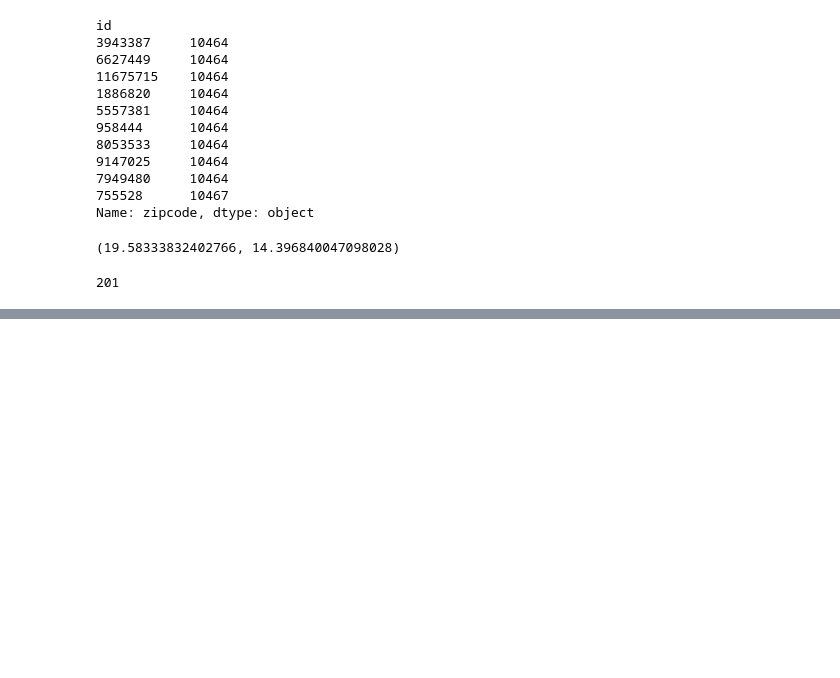
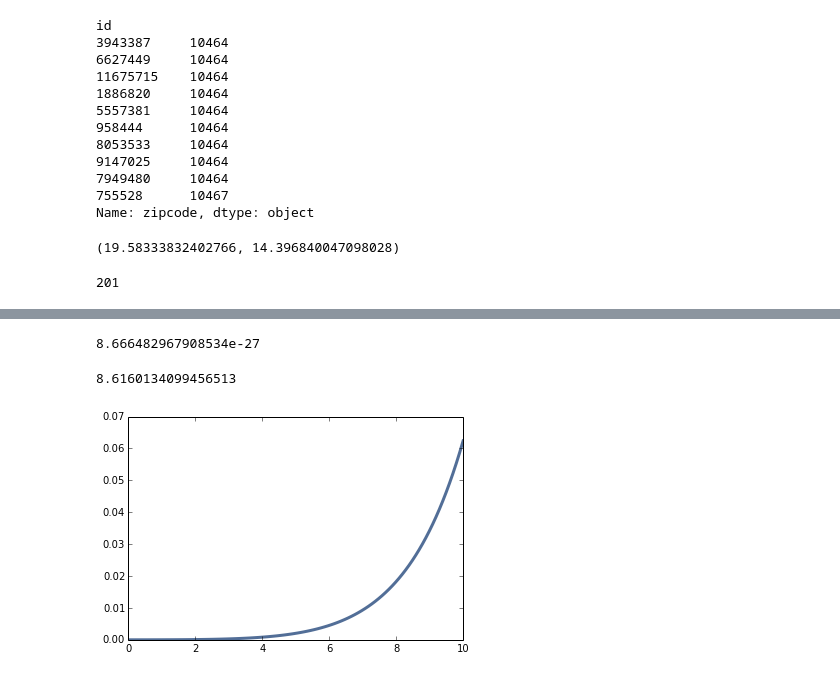
Before and after one commit to ajackso/SurvivalAnalysis, a Jupyter notebook: NYCListing.ipynb, the cells around one changed output, grey strips where cells are left out. Cells and saved outputs as stored; diff of their text form; code cells hidden in the pictures; blank space fills up the shorter version.

```diff
--- a/NYCListing.ipynb
+++ b/NYCListing.ipynb
@@ -201,0 +300,21 @@ df.head()
+# %%
+class Airbnb(Suite, Joint):
+
+    def Likelihood(self, data, hypo):
+        lam,k = hypo
+        if lam == 0:
+            return 0
+        isListed,age = data
+        if isListed == True:
+            like = EvalWeibullPdf(age, lam, k)
+        elif isListed == False:
+            like = 1 - EvalWeibullCdf(age, lam, k)
+        else:
+#             print (isListed)
+            raise ValueError('Invalid data')
+        return like
+# %%
+lams = np.linspace(0, 10, 100)
+ks = np.linspace(0, 10, 100)
+
+suite = Airbnb(product(lams, ks))
@@ -201,0 +339,11 @@ df.head()
+# %%
+suite.UpdateSet(data)
+# %% [output]
+8.666482967908534e-27
+# %%
+lam = suite.Marginal(0)
+thinkplot.Pdf(lam)
+lam.Mean()
+# %% [output]
+8.6160134099456513
+[figure, added]
```
Also changed, not shown: parts of 18 cells of this notebook, 4 other files.
